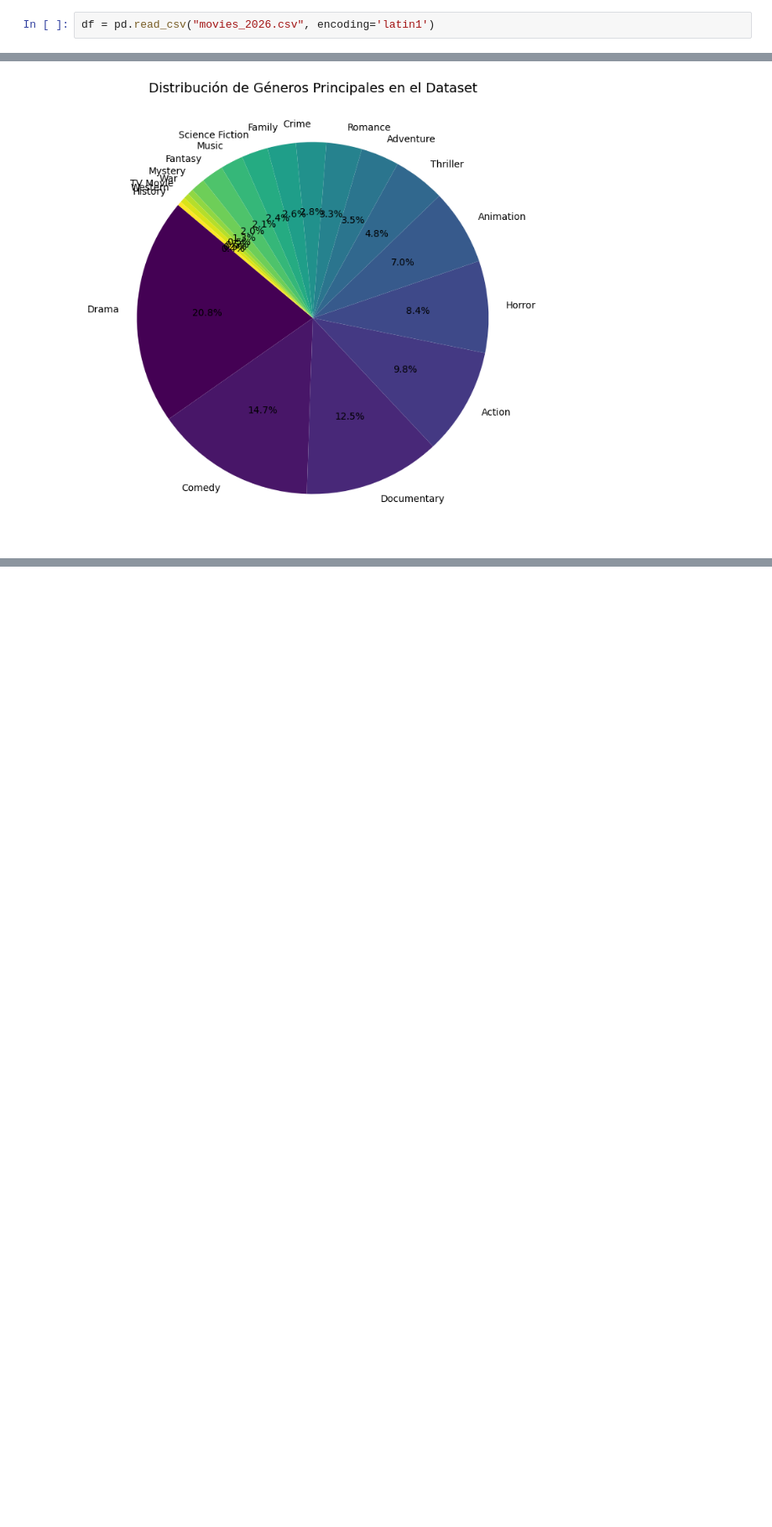
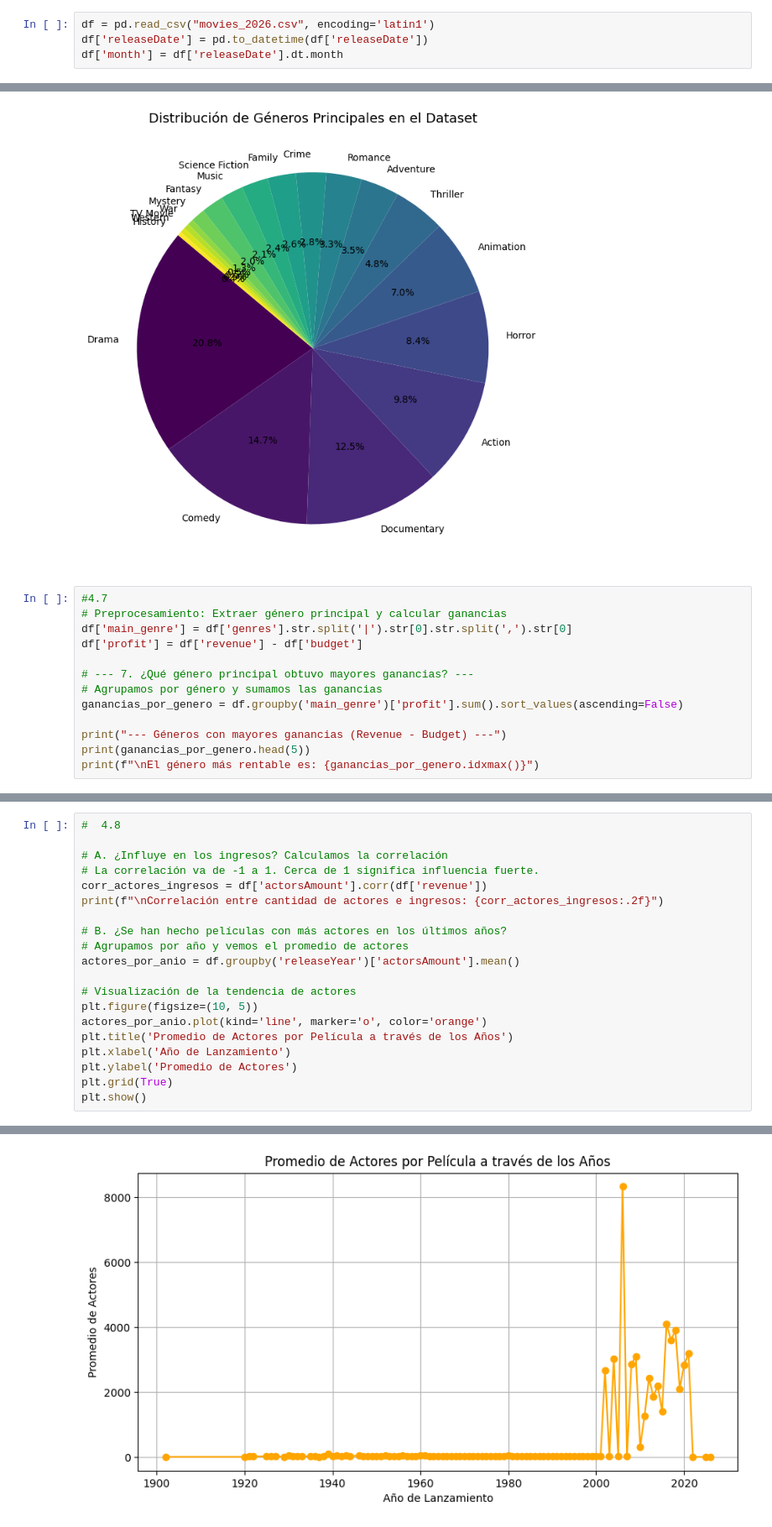
Before and after one commit to Branuvg/lab1_mineria, a Jupyter notebook: lab1.ipynb, the cells around one changed output, grey strips where cells are left out. Shown at 84% size. Cells and saved outputs as stored; diff of their text form; blank space fills up the shorter version.

```diff
--- a/lab1.ipynb
+++ b/lab1.ipynb
@@ -6,6 +6,8 @@ import matplotlib.pyplot as plt
 import seaborn as sns
 # %%
 df = pd.read_csv("movies_2026.csv", encoding='latin1')
+df['releaseDate'] = pd.to_datetime(df['releaseDate'])
+df['month'] = df['releaseDate'].dt.month
 # %%
 print("\n"+"="*50)
 print(df.head())
@@ -214,3 +216,16 @@ El género principal que predomina en todo el dataset es: Drama
 La película más larga es 'How Ponyo was Born ~Hayao Miyazaki's Thought Process~'
 Pertenece al género principal: Documentary (Duración: 750 min)
 [figure]
+# %%
+#4.7
+# Preprocesamiento: Extraer género principal y calcular ganancias
+df['main_genre'] = df['genres'].str.split('|').str[0].str.split(',').str[0]
+df['profit'] = df['revenue'] - df['budget']
+
+# --- 7. ¿Qué género principal obtuvo mayores ganancias? ---
+# Agrupamos por género y sumamos las ganancias
+ganancias_por_genero = df.groupby('main_genre')['profit'].sum().sort_values(ascending=False)
+
+print("--- Géneros con mayores ganancias (Revenue - Budget) ---")
+print(ganancias_por_genero.head(5))
+print(f"\nEl género más rentable es: {ganancias_por_genero.idxmax()}")
@@ -216,0 +243,21 @@ Pertenece al género principal: Documentary (Duración: 750 min)
+# %%
+#  4.8
+
+# A. ¿Influye en los ingresos? Calculamos la correlación
+# La correlación va de -1 a 1. Cerca de 1 significa influencia fuerte.
+corr_actores_ingresos = df['actorsAmount'].corr(df['revenue'])
+print(f"\nCorrelación entre cantidad de actores e ingresos: {corr_actores_ingresos:.2f}")
+
+# B. ¿Se han hecho películas con más actores en los últimos años?
+# Agrupamos por año y vemos el promedio de actores
+actores_por_anio = df.groupby('releaseYear')['actorsAmount'].mean()
+
+# Visualización de la tendencia de actores
+plt.figure(figsize=(10, 5))
+actores_por_anio.plot(kind='line', marker='o', color='orange')
+plt.title('Promedio de Actores por Película a través de los Años')
+plt.xlabel('Año de Lanzamiento')
+plt.ylabel('Promedio de Actores')
+plt.grid(True)
+plt.show()
+# %% [output]
@@ -216,0 +265 @@ Pertenece al género principal: Documentary (Duración: 750 min)
+[figure, added]
```
Also changed, not shown: parts of 10 cells of this notebook, 1 other file.
